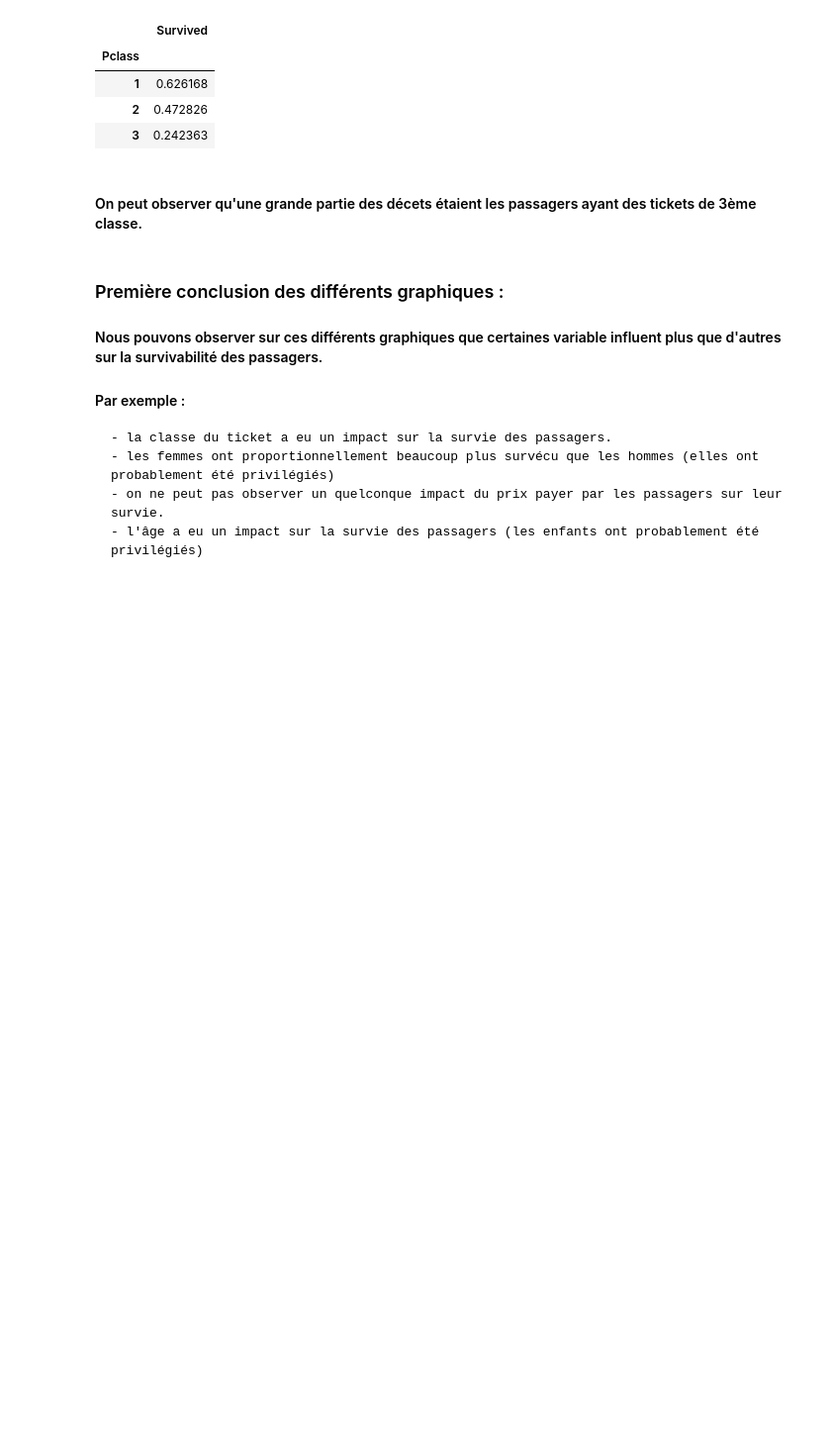
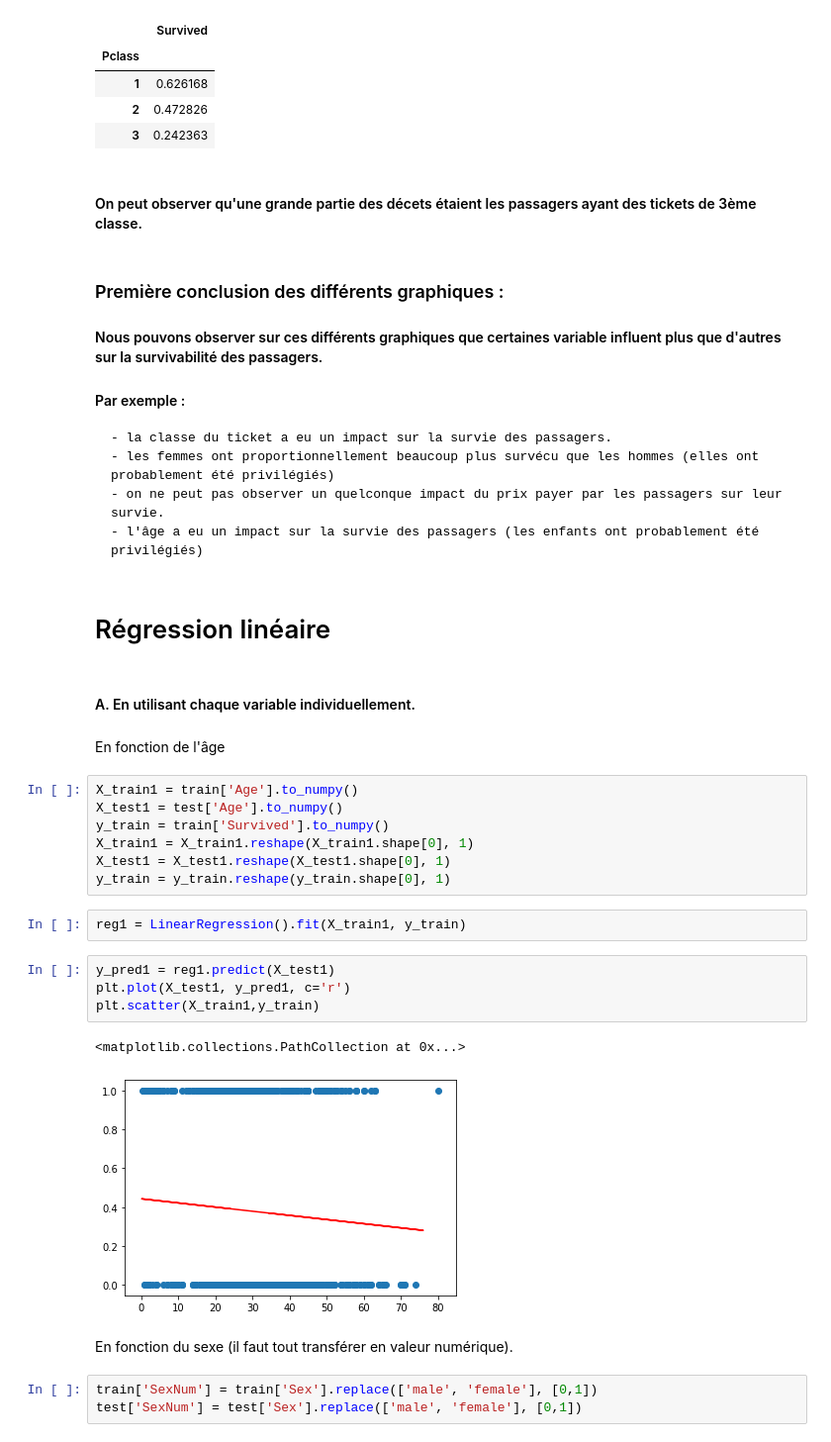
Before and after one commit to ClementB4/Titanic, a Jupyter notebook: briefprojet_titanic.ipynb, the cells around one changed output. Shown: that part at 99% size. Drawn from its saved outputs; the diff is of its cells as text; blank space fills up the shorter version.

```diff
--- a/briefprojet_titanic.ipynb
+++ b/briefprojet_titanic.ipynb
@@ -272,3 +273,30 @@ pclass_plot
     - les femmes ont proportionnellement beaucoup plus survécu que les hommes (elles ont probablement été privilégiés)
     - on ne peut pas observer un quelconque impact du prix payer par les passagers sur leur survie.
     - l'âge a eu un impact sur la survie des passagers (les enfants ont probablement été privilégiés)
+# %% [markdown]
+# Régression linéaire
+# %% [markdown]
+#### A. En utilisant chaque variable individuellement.
+# %% [markdown]
+En fonction de l'âge
+# %%
+X_train1 = train['Age'].to_numpy()
+X_test1 = test['Age'].to_numpy()
+y_train = train['Survived'].to_numpy()
+X_train1 = X_train1.reshape(X_train1.shape[0], 1)
+X_test1 = X_test1.reshape(X_test1.shape[0], 1)
+y_train = y_train.reshape(y_train.shape[0], 1)
+# %%
+reg1 = LinearRegression().fit(X_train1, y_train)
+# %%
+y_pred1 = reg1.predict(X_test1)
+plt.plot(X_test1, y_pred1, c='r')
+plt.scatter(X_train1,y_train)
+# %% [output]
+<matplotlib.collections.PathCollection at 0x...>
+[figure, added]
+# %% [markdown]
+En fonction du sexe (il faut tout transférer en valeur numérique).
+# %%
+train['SexNum'] = train['Sex'].replace(['male', 'female'], [0,1])
+test['SexNum'] = test['Sex'].replace(['male', 'female'], [0,1])
```
Also changed, not shown: parts of 17 cells of this notebook.
